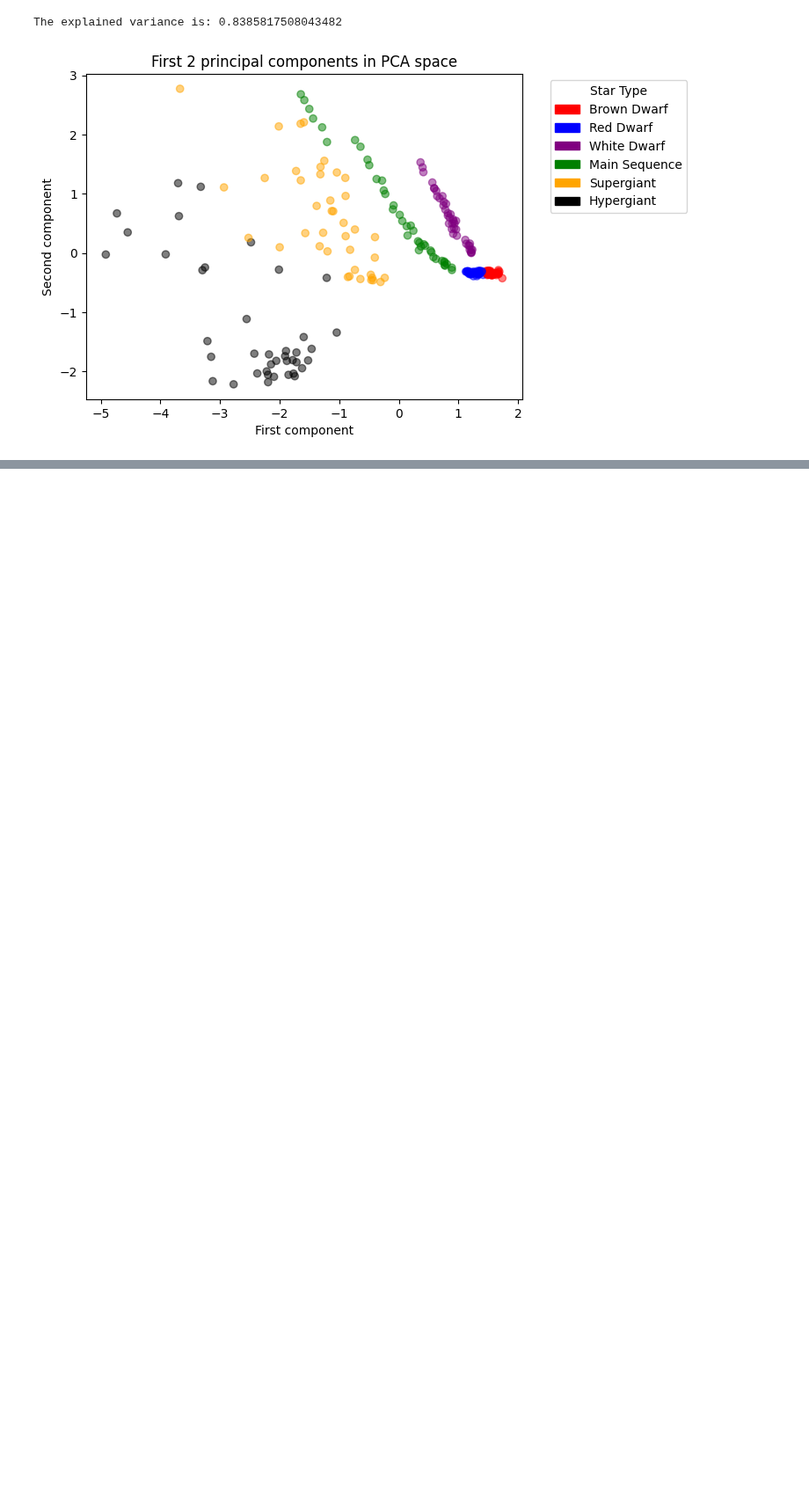
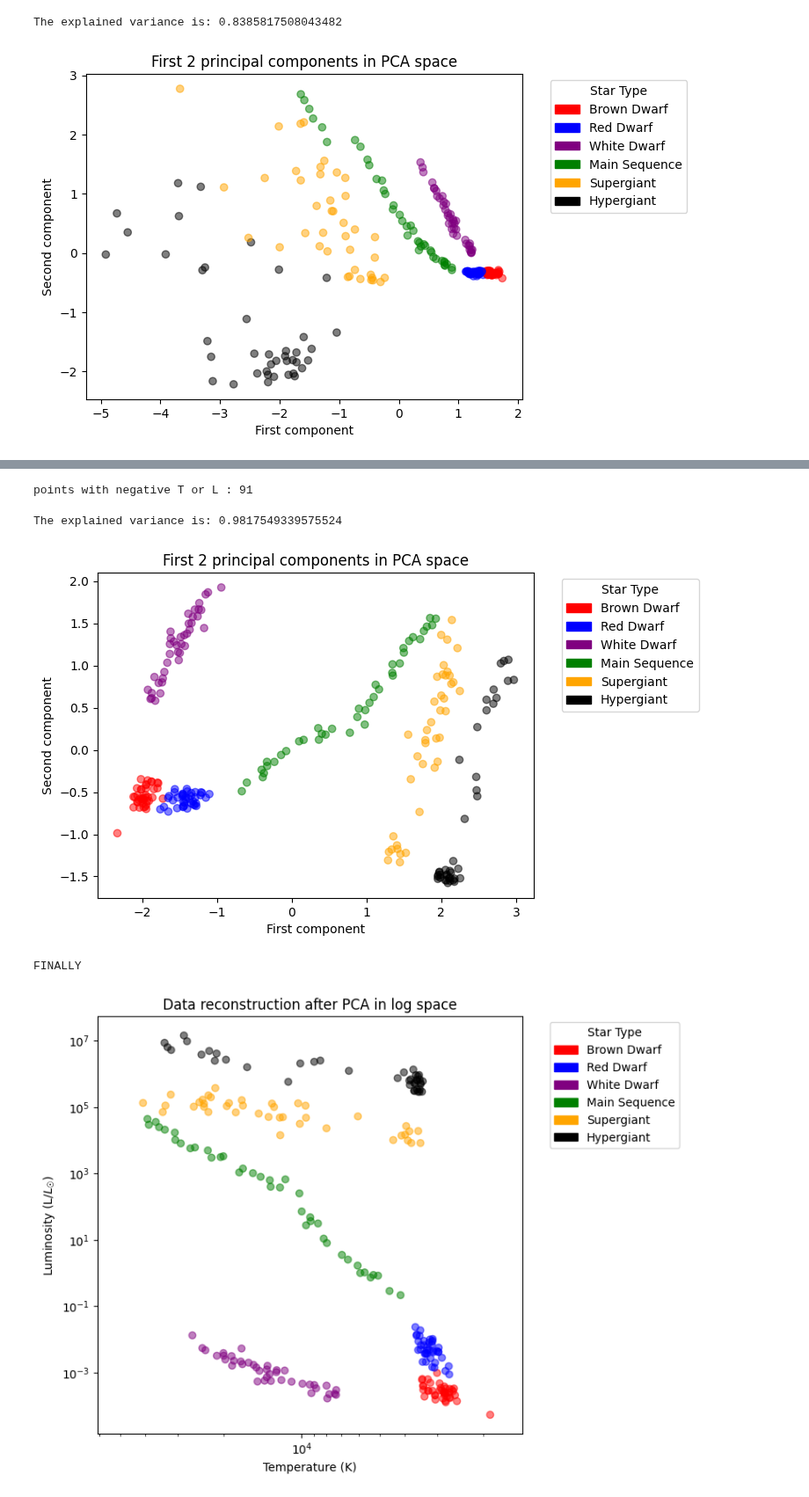
Before and after one commit to RiccardoFanton/astrostatistics_bicocca_2026, a Jupyter notebook: working/Lecture_15.ipynb, the cells around one changed output, grey strips where cells are left out. Shown at 88% size. Saved outputs shown, nothing was run; the diff lists cells and outputs as text; code cells hidden in the pictures; blank space fills up the shorter version.

```diff
--- a/working/Lecture_15.ipynb
+++ b/working/Lecture_15.ipynb
@@ -137,0 +139,51 @@ plt.show()
+# %%
+print('points with negative T or L :', (data_rec[:, :2] <= 0).any(axis=1).sum()) #while reconstructing T/L have reached negative values and so are left outside the plot!
+# %% [output]
+points with negative T or L : 91
+# %%
+#try to re-do PCA but in the log space so no star can be lost (at worst i have 10**-x)
+data_raw = np.array([np.log10(temperature), np.log10(luminosity), np.log10(radius), absolute_magnitude]).T
+#log all the data (magnitude is already logarithmic) and repeat identically like above
+
+scaler = StandardScaler()
+data = scaler.fit_transform(data_raw)
+pca = PCA(n_components=2)
+data_pca = pca.fit_transform(data)
+evals = pca.explained_variance_ratio_
+print(f"The explained variance is: {np.sum(evals)}")
+
+# plot in PCA space
+plt.scatter(data_pca[:, 0], data_pca[:, 1], c=colors, alpha=0.5)
+plt.xlabel("First component")
+plt.ylabel("Second component")
+plt.title("First 2 principal components in PCA space")
+plt.legend(handles=legend_handles, title="Star Type",
+           bbox_to_anchor=(1.05, 1), loc='upper left')
+plt.show()
+
+#going back to the original space by taking 10**x of each value (again, excluding magnitude)
+data_back = pca.inverse_transform(data_pca)
+data_rec = scaler.inverse_transform(data_back)
+T_rec = 10**data_rec[:, 0]
+L_rec = 10**data_rec[:, 1]
+
+if (~np.isfinite(T_rec) | ~np.isfinite(L_rec)).sum() == 0:
+    print('FINALLY')  #check if we are still losing points
+
+plt.figure(figsize=(8, 6))
+plt.scatter(T_rec, L_rec, c=colors, alpha=0.5)
+plt.xlabel("Temperature (K)")
+plt.ylabel("Luminosity (L/$L_☉$)")
+plt.xscale('log')
+plt.yscale('log')
+plt.xlim(max(T_rec)*1.5, min(T_rec)*0.75)
+plt.title("Data reconstruction after PCA in log space")
+plt.legend(handles=legend_handles, title="Star Type",
+           bbox_to_anchor=(1.05, 1), loc='upper left')
+plt.tight_layout()
+plt.show()
+# %% [output]
+The explained variance is: 0.9817549339575524
+[figure, added]
+FINALLY
+[figure, added]
```
Also changed, not shown: parts of 2 cells of this notebook.
